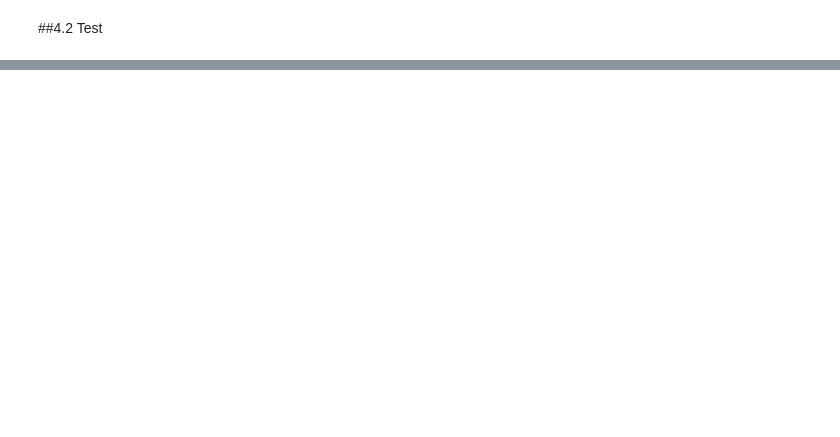
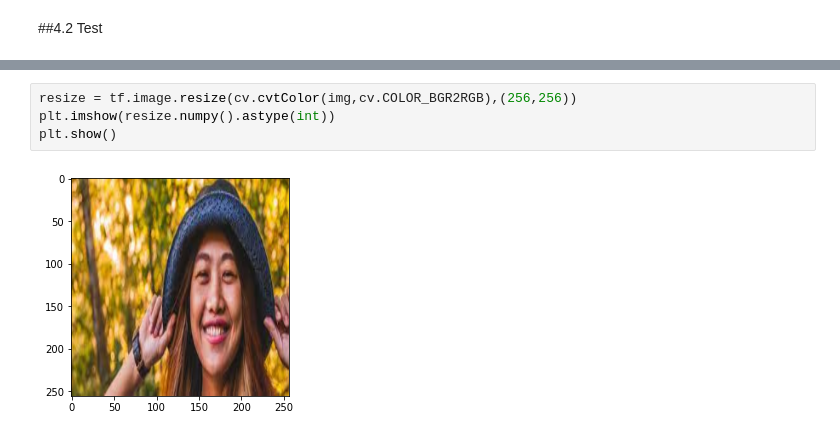
Before and after one commit to E1250/CNN_CV_Projects_CaseStudy, a Jupyter notebook: Deep_CNN_IMG_Classifier.ipynb, the cells around one changed output, grey strips where cells are left out. Drawn from its saved outputs; the diff is of its cells as text; blank space fills up the shorter version.

```diff
--- a/Deep_CNN_IMG_Classifier.ipynb
+++ b/Deep_CNN_IMG_Classifier.ipynb
@@ -320,0 +348,6 @@ plt.show()
+# %%
+resize = tf.image.resize(cv.cvtColor(img,cv.COLOR_BGR2RGB),(256,256))
+plt.imshow(resize.numpy().astype(int))
+plt.show()
+# %% [output]
+[figure, added]
```
Also changed, not shown: parts of 22 cells of this notebook.
